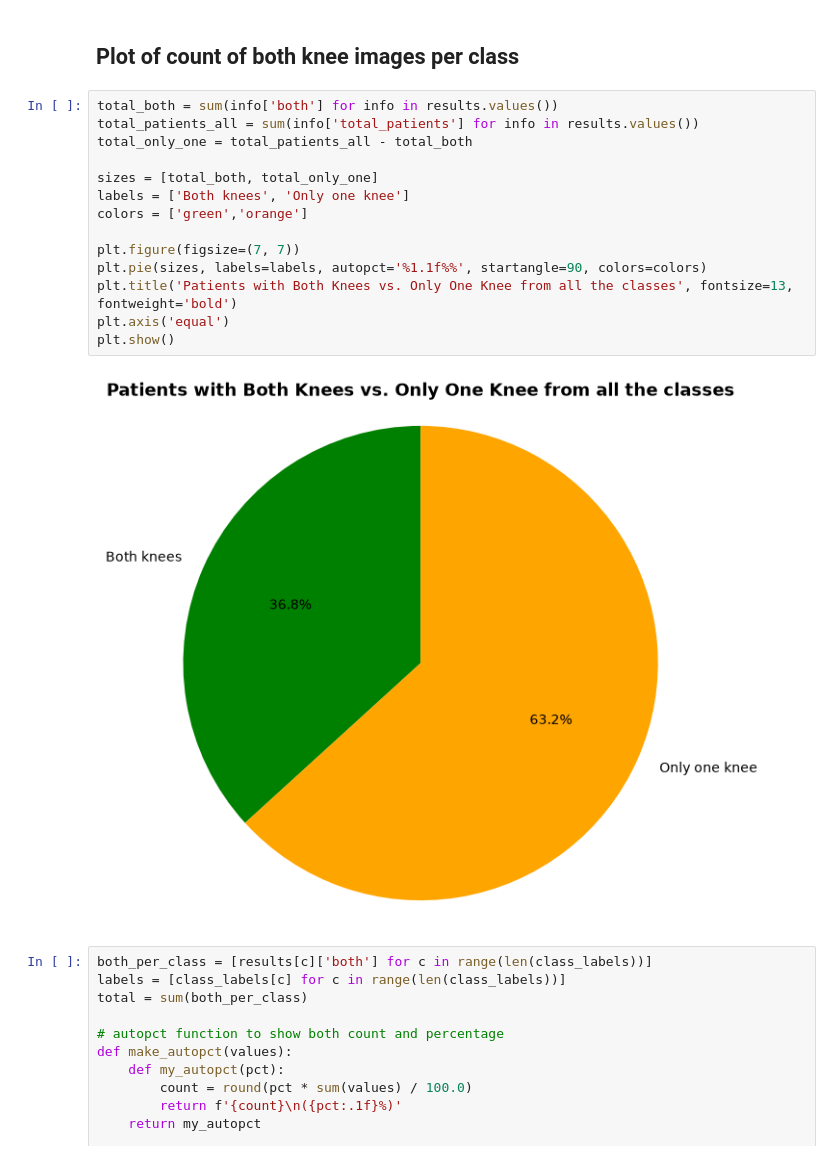
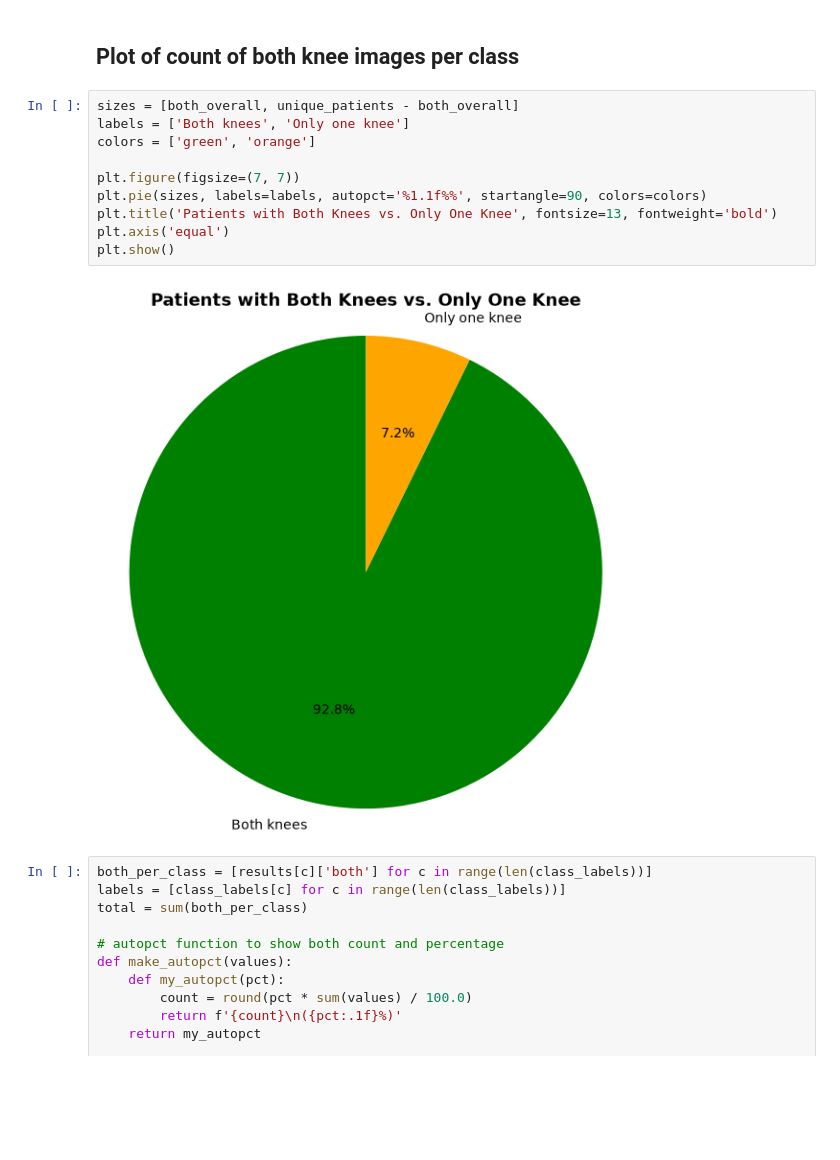
Before and after one commit to mikakia/knee_osteo, a Jupyter notebook: notebooks/eda.ipynb, the cells around one changed output. Saved outputs shown, nothing was run; the diff lists cells and outputs as text; blank space fills up the shorter version.

Commit message:
Changed plot for patients with both vs one knee

```diff
--- a/notebooks/eda.ipynb
+++ b/notebooks/eda.ipynb
@@ -305,21 +305,17 @@ plt.show()
 # %% [markdown]
 ## Plot of count of both knee images per class
 # %%
-total_both = sum(info['both'] for info in results.values())
-total_patients_all = sum(info['total_patients'] for info in results.values())
-total_only_one = total_patients_all - total_both
-
-sizes = [total_both, total_only_one]
+sizes = [both_overall, unique_patients - both_overall]
 labels = ['Both knees', 'Only one knee']
-colors = ['green','orange']
+colors = ['green', 'orange']
 
 plt.figure(figsize=(7, 7))
 plt.pie(sizes, labels=labels, autopct='%1.1f%%', startangle=90, colors=colors)
-plt.title('Patients with Both Knees vs. Only One Knee from all the classes', fontsize=13, fontweight='bold')
+plt.title('Patients with Both Knees vs. Only One Knee', fontsize=13, fontweight='bold')
 plt.axis('equal')
 plt.show()
 # %% [output]
-[figure, old version]
+[figure, new version]
 # %%
 both_per_class = [results[c]['both'] for c in range(len(class_labels))]
 labels = [class_labels[c] for c in range(len(class_labels))]
```
